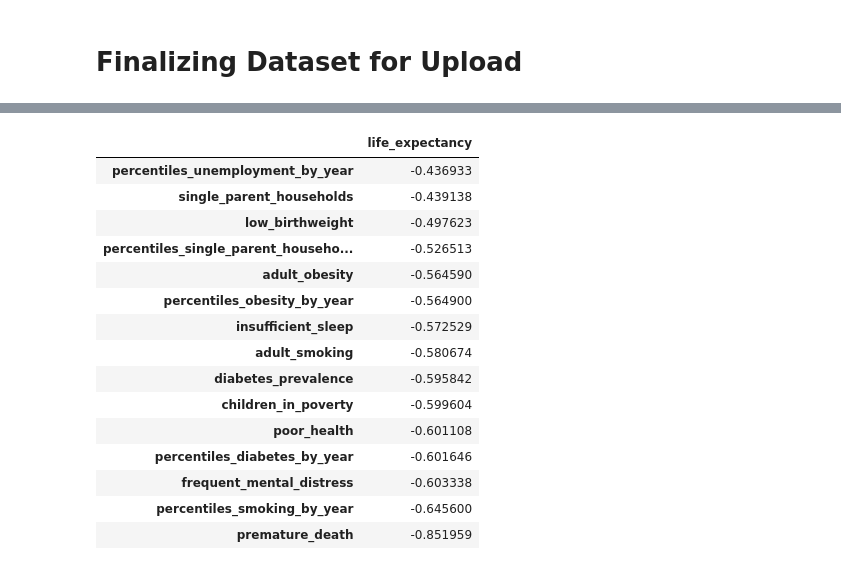
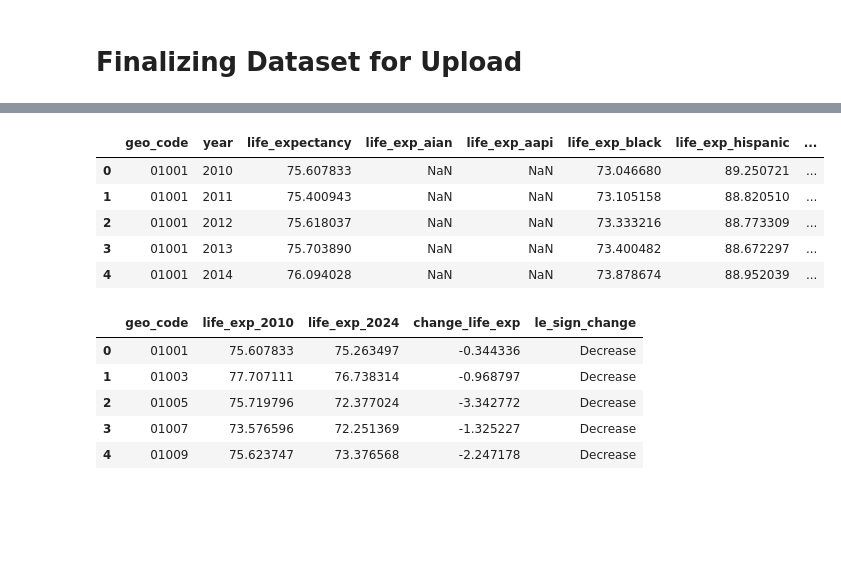
Before and after one commit to datascisteven/DSNY9-Disparities-in-Life-Expectancy-Dashboard, a Jupyter notebook: Preparing for Tableau.ipynb, the cells around one changed output, grey strips where cells are left out. Saved outputs shown, nothing was run; the diff lists cells and outputs as text; code cells hidden in the pictures; blank space fills up the shorter version.

```diff
--- a/Preparing for Tableau.ipynb
+++ b/Preparing for Tableau.ipynb
@@ -1093,19 +1124,43 @@ Name: life_expectancy, dtype: float64
-# %%
-pd.DataFrame(top_negative_corr)
-# %% [output]
-|  | life_expectancy |
-| percentiles_unemployment_by_year | -0.436933 |
-| single_parent_households | -0.439138 |
-| low_birthweight | -0.497623 |
-| percentiles_single_parent_househo... | -0.526513 |
-| adult_obesity | -0.564590 |
-| percentiles_obesity_by_year | -0.564900 |
-| insufficient_sleep | -0.572529 |
-| adult_smoking | -0.580674 |
-| diabetes_prevalence | -0.595842 |
-| children_in_poverty | -0.599604 |
-| poor_health | -0.601108 |
-| percentiles_diabetes_by_year | -0.601646 |
-| frequent_mental_distress | -0.603338 |
-| percentiles_smoking_by_year | -0.645600 |
-| premature_death | -0.851959 |
+# %%
+data = df[['geo_code', 'year', 'life_expectancy', 'life_exp_aian', 'life_exp_aapi', 'life_exp_black', 'life_exp_hispanic', 'life_exp_white']]
+data.head()
+# %% [output]
+|  | geo_code | year | life_expectancy | life_exp_aian | life_exp_aapi | life_exp_black | life_exp_hispanic | ... |
+| 0 | 01001 | 2010 | 75.607833 | NaN | NaN | 73.046680 | 89.250721 | ... |
+| 1 | 01001 | 2011 | 75.400943 | NaN | NaN | 73.105158 | 88.820510 | ... |
+| 2 | 01001 | 2012 | 75.618037 | NaN | NaN | 73.333216 | 88.773309 | ... |
+| 3 | 01001 | 2013 | 75.703890 | NaN | NaN | 73.400482 | 88.672297 | ... |
+| 4 | 01001 | 2014 | 76.094028 | NaN | NaN | 73.878674 | 88.952039 | ... |
+# %%
+life_exp = data[['geo_code', 'year', 'life_expectancy']]
+life_exp = life_exp.loc[life_exp['year'].isin([2010, 2024])]
+life_exp = life_exp.pivot_table(index='geo_code', columns='year', values='life_expectancy').reset_index()
+life_exp.columns = ['geo_code', 'life_exp_2010', 'life_exp_2024']
+
+life_exp["change_life_exp"] = (
+    life_exp["life_exp_2024"] - life_exp["life_exp_2010"]
+)
+life_exp["le_sign_change"] = np.where(
+    life_exp["change_life_exp"] > 0,
+    "Increase",
+    (
+        np.where(
+            life_exp["change_life_exp"] < 0,
+            "Decrease",
+            (
+                np.where(
+                    np.isnan(life_exp["change_life_exp"]), "None", "No Change"
+                )
+            ),
+        )
+    ),
+)
+
+life_exp.head()
+# %% [output]
+|  | geo_code | life_exp_2010 | life_exp_2024 | change_life_exp | le_sign_change |
+| 0 | 01001 | 75.607833 | 75.263497 | -0.344336 | Decrease |
+| 1 | 01003 | 77.707111 | 76.738314 | -0.968797 | Decrease |
+| 2 | 01005 | 75.719796 | 72.377024 | -3.342772 | Decrease |
+| 3 | 01007 | 73.576596 | 72.251369 | -1.325227 | Decrease |
+| 4 | 01009 | 75.623747 | 73.376568 | -2.247178 | Decrease |
```
Also changed, not shown: parts of 28 cells of this notebook, 1 other file.
